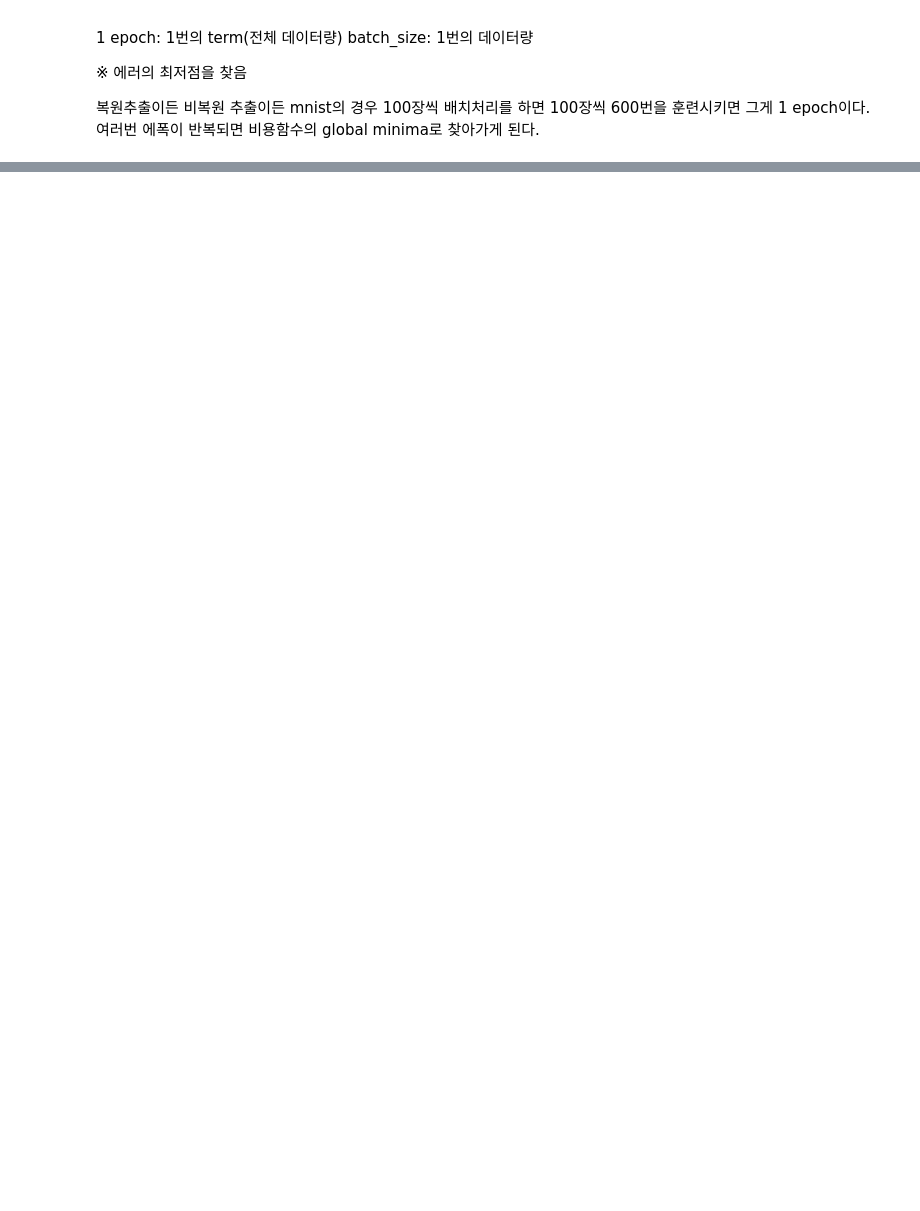
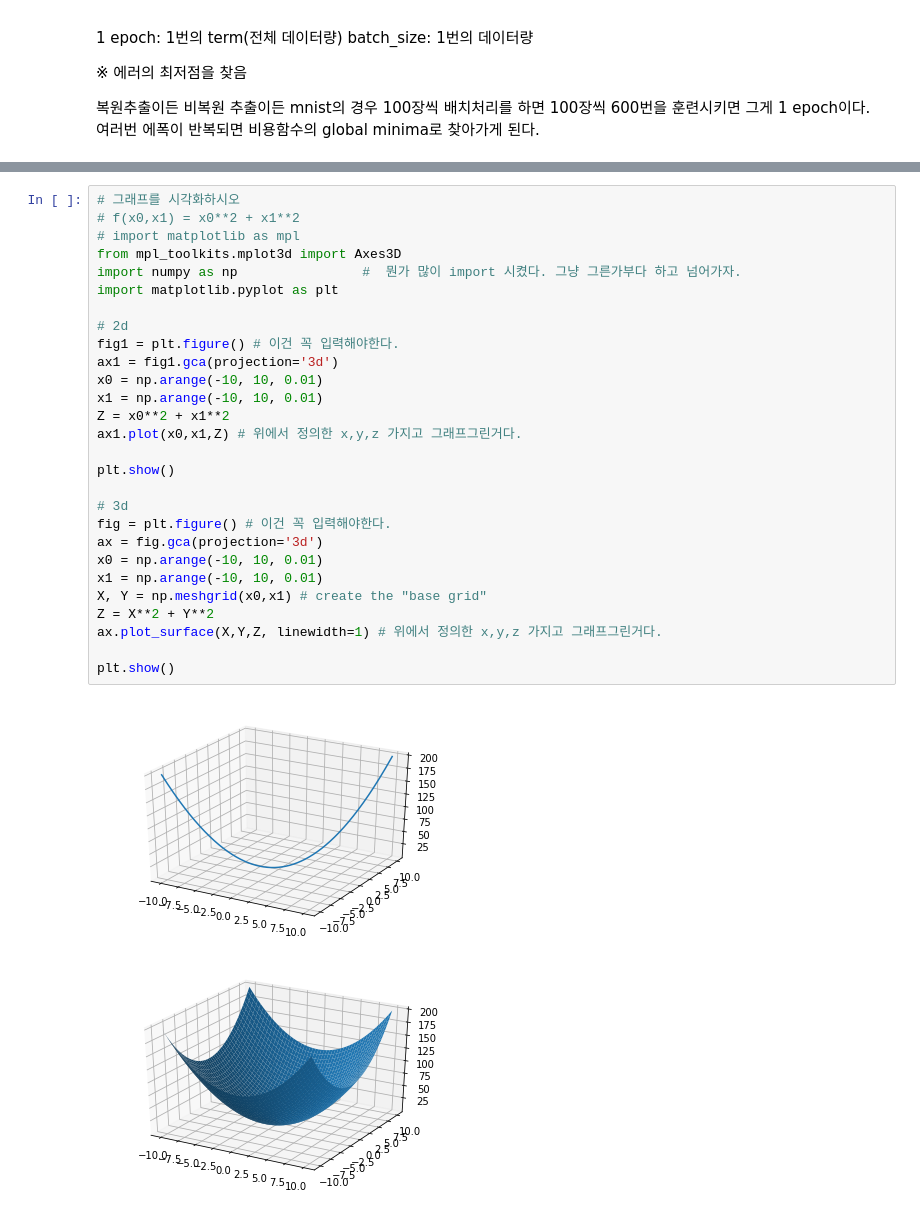
Before and after one commit to nsa18685/Deep_Learning_Python, a Jupyter notebook: Chapter4. NeuralNet training.ipynb, the cells around one changed output, grey strips where cells are left out. Drawn from its saved outputs; the diff is of its cells as text; blank space fills up the shorter version.

```diff
--- a/Chapter4. NeuralNet training.ipynb
+++ b/Chapter4. NeuralNet training.ipynb
@@ -239,0 +384,31 @@ print(cnt/(len(x)*epochs))
+# %%
+# 그래프를 시각화하시오
+# f(x0,x1) = x0**2 + x1**2
+# import matplotlib as mpl
+from mpl_toolkits.mplot3d import Axes3D
+import numpy as np                #  뭔가 많이 import 시켰다. 그냥 그른가부다 하고 넘어가자.
+import matplotlib.pyplot as plt
+
+# 2d
+fig1 = plt.figure() # 이건 꼭 입력해야한다.
+ax1 = fig1.gca(projection='3d')
+x0 = np.arange(-10, 10, 0.01)
+x1 = np.arange(-10, 10, 0.01)
+Z = x0**2 + x1**2
+ax1.plot(x0,x1,Z) # 위에서 정의한 x,y,z 가지고 그래프그린거다.
+
+plt.show()
+
+# 3d
+fig = plt.figure() # 이건 꼭 입력해야한다.
+ax = fig.gca(projection='3d')
+x0 = np.arange(-10, 10, 0.01)
+x1 = np.arange(-10, 10, 0.01)
+X, Y = np.meshgrid(x0,x1) # create the "base grid"
+Z = X**2 + Y**2
+ax.plot_surface(X,Y,Z, linewidth=1) # 위에서 정의한 x,y,z 가지고 그래프그린거다.
+
+plt.show()
+# %% [output]
+[figure, added]
+[figure, added]
```
Also changed, not shown: parts of 38 cells of this notebook, 3 other files.
